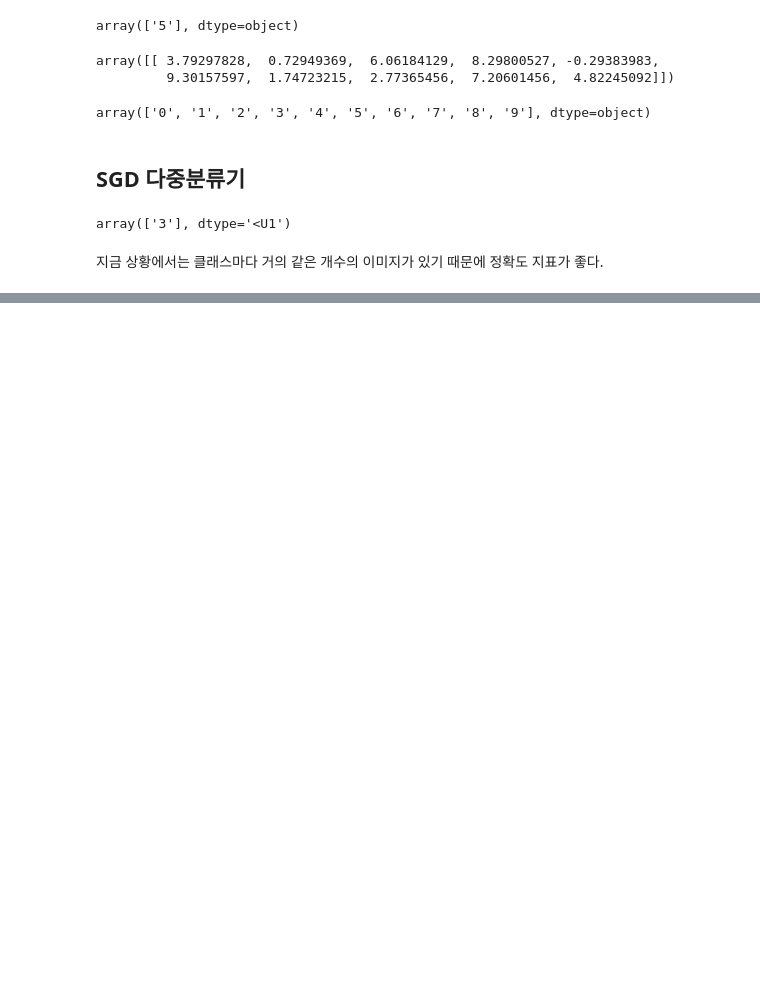
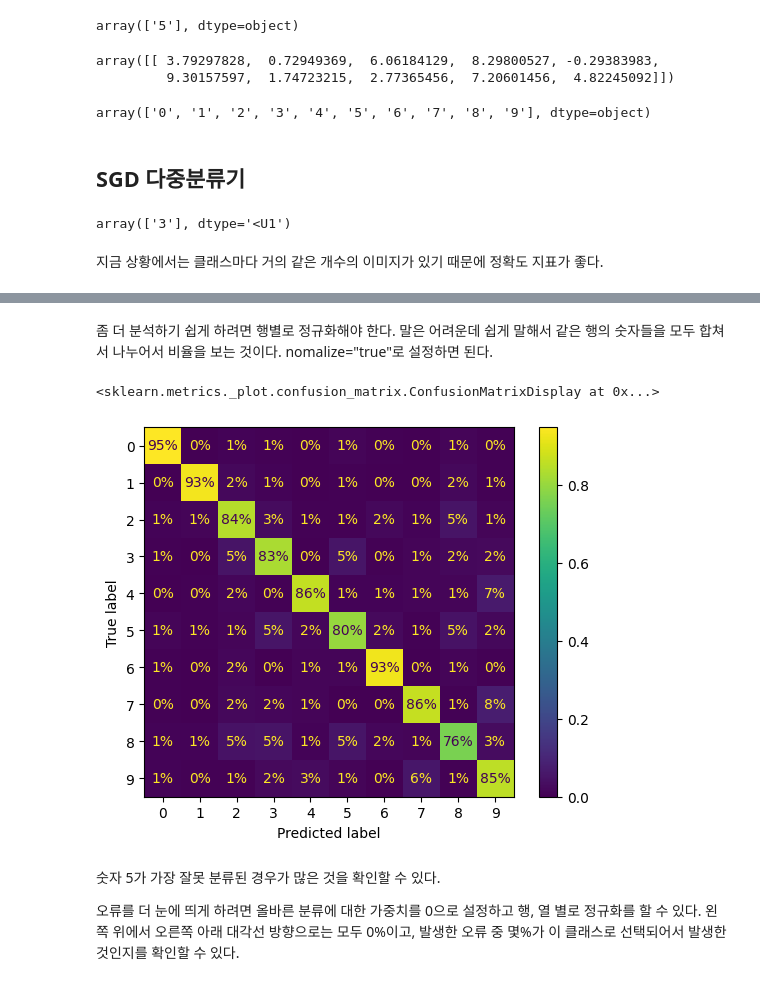
Before and after one commit to p0tat0-113/handson_ml_--, a Jupyter notebook: chapter3.ipynb, the cells around one changed output, grey strips where cells are left out. Cells and saved outputs as stored; diff of their text form; code cells hidden in the pictures; blank space fills up the shorter version.

```diff
--- a/chapter3.ipynb
+++ b/chapter3.ipynb
@@ -436,0 +451,13 @@ KeyboardInterrupt:
+# %% [markdown]
+좀 더 분석하기 쉽게 하려면 행별로 정규화해야 한다. 말은 어려운데 쉽게 말해서 같은 행의 숫자들을 모두 합쳐서 나누어서 비율을 보는 것이다.
+nomalize="true"로 설정하면 된다.
+# %%
+ConfusionMatrixDisplay.from_predictions(y_train[:10000], y_train_pred, normalize="true", values_format=".0%")
+# %% [output]
+<sklearn.metrics._plot.confusion_matrix.ConfusionMatrixDisplay at 0x...>
+[figure, added]
+# %% [markdown]
+숫자 5가 가장 잘못 분류된 경우가 많은 것을 확인할 수 있다.
+
+오류를 더 눈에 띄게 하려면 올바른 분류에 대한 가중치를 0으로 설정하고 행, 열 별로 정규화를 할 수 있다.
+왼쪽 위에서 오른쪽 아래 대각선 방향으로는 모두 0%이고, 발생한 오류 중 몇%가 이 클래스로 선택되어서 발생한 것인지를 확인할 수 있다.
```
Also changed, not shown: parts of 4 cells of this notebook.
